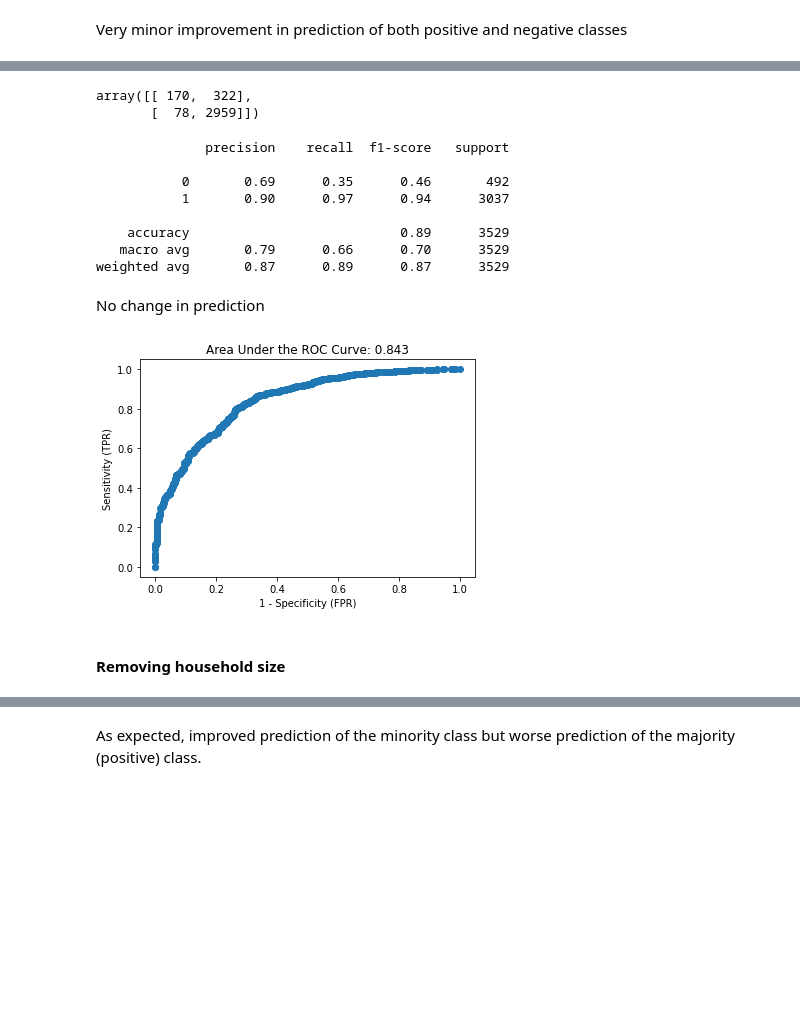
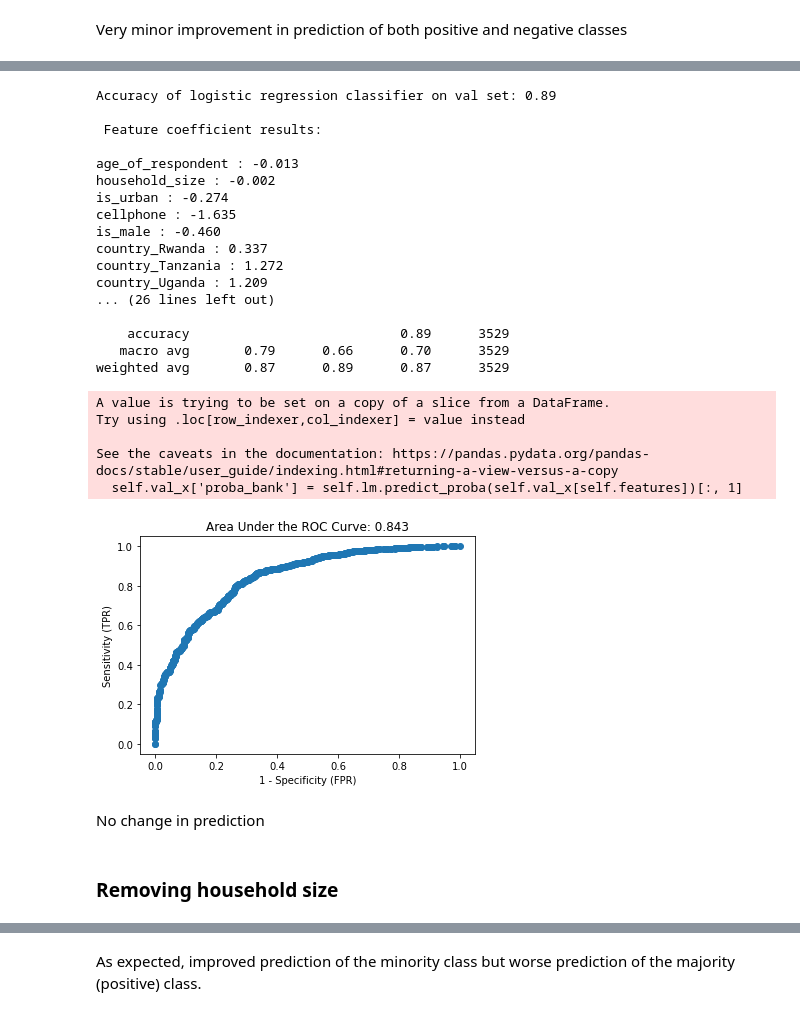
Before and after one commit to tawney-kirkland/03-mcnulty, a Jupyter notebook: 01-notebooks/data-processing_logreg-MAIN-FINAL.ipynb, the cells around one changed output, grey strips where cells are left out. Drawn from its saved outputs; the diff is of its cells as text; code cells hidden in the pictures; blank space fills up the shorter version.

```diff
--- a/01-notebooks/data-processing_logreg-MAIN-FINAL.ipynb
+++ b/01-notebooks/data-processing_logreg-MAIN-FINAL.ipynb
@@ -415,9 +396,5 @@ Very minor improvement in prediction of both positive and negative classes
 # %%
-x_train_10 = x_train_9.drop(columns='marital_status_Married/Living together')
-
-df_val_10 = df_val_9.drop(columns='marital_status_Married/Living together')
-
-features10 = ['age_of_respondent','household_size', 'is_urban', 'cellphone',
+features3 = ['age_of_respondent','household_size', 'is_urban', 'cellphone',
        'is_male', 'country_Rwanda', 'country_Tanzania', 'country_Uganda',
        'relationship_with_head_Head of Household',
        'relationship_with_head_Spouse',
@@ -464,19 +410,38 @@ job_type_Self employed : -0.462
-# %%
-confusion_matrix(df_val_10['no_acc'],
-                 preds10)
-# %% [output]
-array([[ 170,  322],
-       [  78, 2959]])
-# %%
-print(classification_report(df_val_10['no_acc'], preds10))
-# %% [output]
-              precision    recall  f1-score   support
-
-           0       0.69      0.35      0.46       492
-           1       0.90      0.97      0.94      3037
-
-    accuracy                           0.89      3529
-   macro avg       0.79      0.66      0.70      3529
-weighted avg       0.87      0.89      0.87      3529
+# %%
+subset3 = LogReg(train_x=x_train[features3],train_y=y_train,features=features3,val_x=x_val[features3],val_y=y_val, dropped=['relationship_with_head_Other relative','relationship_with_head_Parent','marital_status_Married/Living together'])
+
+subset3.fit_pred()
+
+subset3.get_coefs()
+
+df_val['preds'] = subset3.get_preds()
+
+subset3.conf_matrix()
+
+subset3.roc()
+# %% [output]
+Accuracy of logistic regression classifier on val set: 0.89
+
+ Feature coefficient results:
+
+age_of_respondent : -0.013
+household_size : -0.002
+is_urban : -0.274
+cellphone : -1.635
+is_male : -0.460
+country_Rwanda : 0.337
+country_Tanzania : 1.272
+country_Uganda : 1.209
+... (26 lines left out)
+
+    accuracy                           0.89      3529
+   macro avg       0.79      0.66      0.70      3529
+weighted avg       0.87      0.89      0.87      3529
+A value is trying to be set on a copy of a slice from a DataFrame.
+Try using .loc[row_indexer,col_indexer] = value instead
+
+See the caveats in the documentation: https://pandas.pydata.org/pandas-docs/stable/user_guide/indexing.html#returning-a-view-versus-a-copy
+  self.val_x['proba_bank'] = self.lm.predict_proba(self.val_x[self.features])[:, 1]
+[figure, added]
 # %% [markdown]
 No change in prediction
@@ -488,7 +448,3 @@ fpr10, tpr10, thresholds10 = roc_curve(df_val_10['no_acc'],
-# %%
-plot_roc(df_val_10['no_acc'], df_val_10['proba_bank'],fpr10,tpr10)
-# %% [output]
-[figure, removed]
 # %% [markdown]
-#### Removing household size
+### Removing household size
 # %%
```
Also changed, not shown: parts of 120 cells of this notebook.
